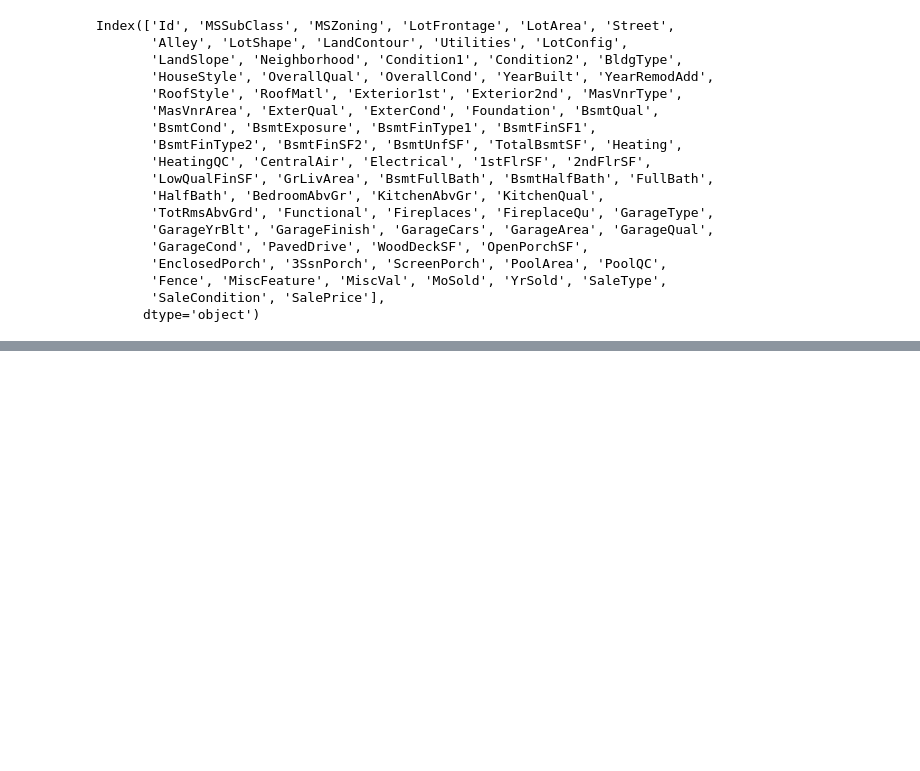
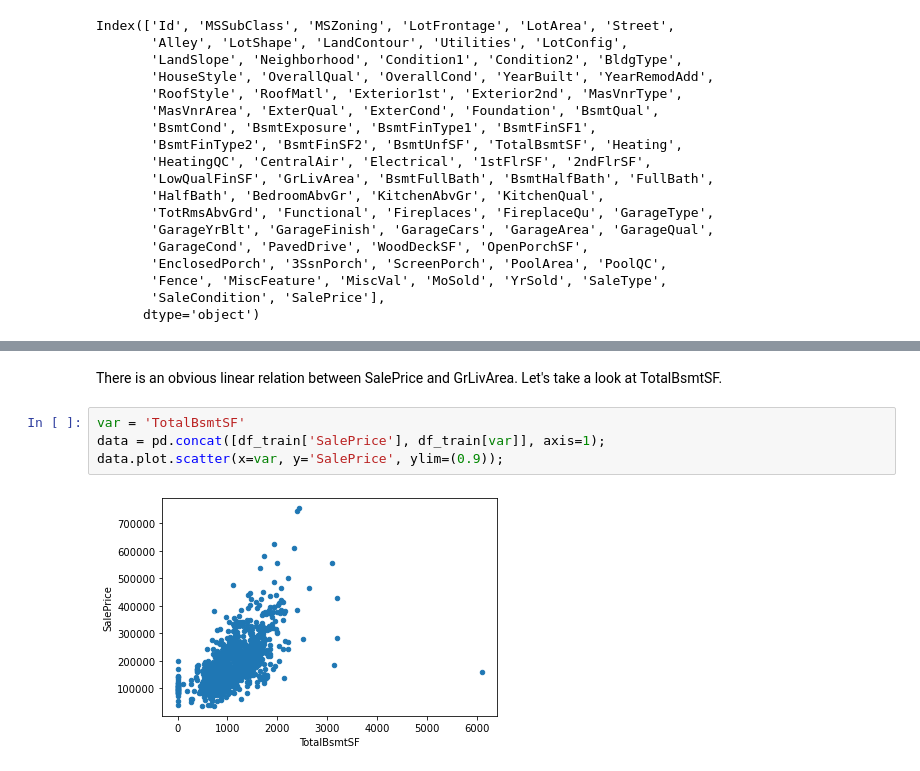
Before and after one commit to alimus22/ds_projects, a Jupyter notebook: house_prices/house_prices.ipynb, the cells around one changed output, grey strips where cells are left out. Drawn from its saved outputs; the diff is of its cells as text; blank space fills up the shorter version.

```diff
--- a/house_prices/house_prices.ipynb
+++ b/house_prices/house_prices.ipynb
@@ -41,0 +77,8 @@ Before proceeding to further data analysis, we must know what variable to focus
+# %% [markdown]
+There is an obvious linear relation between SalePrice and GrLivArea. Let's take a look at TotalBsmtSF.
+# %%
+var = 'TotalBsmtSF'
+data = pd.concat([df_train['SalePrice'], df_train[var]], axis=1);
+data.plot.scatter(x=var, y='SalePrice', ylim=(0.9));
+# %% [output]
+[figure, added]
```
Also changed, not shown: parts of 10 cells of this notebook.
